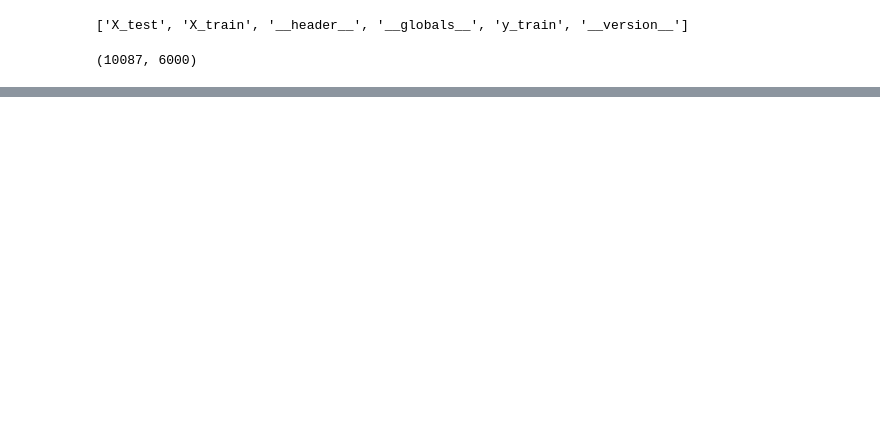
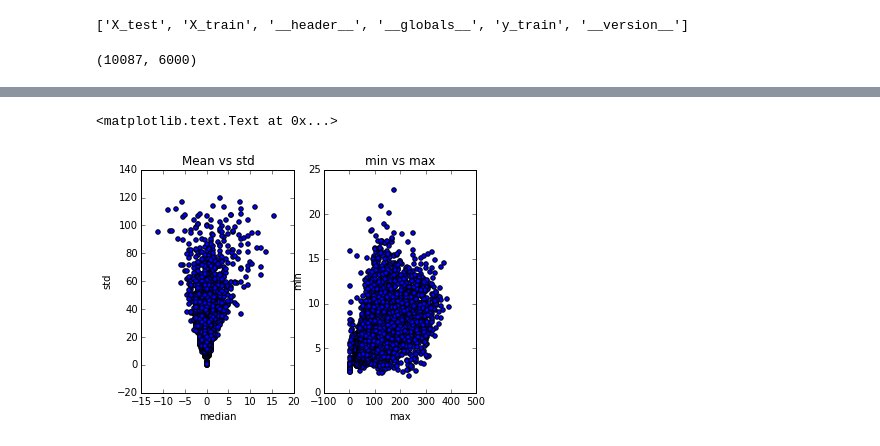
Before and after one commit to anthonyray/data-challenge, a Jupyter notebook: data_exploration/Data Exploration.ipynb, the cells around one changed output, grey strips where cells are left out. Drawn from its saved outputs; the diff is of its cells as text; code cells hidden in the pictures; blank space fills up the shorter version.

```diff
--- a/data_exploration/Data Exploration.ipynb
+++ b/data_exploration/Data Exploration.ipynb
@@ -29,2 +71,15 @@ XX_test = np.c_[np.median(X_test,axis=1),np.std(X_test, axis=1), np.max(X_test,a
+# %%
+fig,axes = plt.subplots(nrows=1, ncols=2)
+axes[0].scatter(XX_train[:,0],XX_train[:,1])
+axes[0].set_xlabel('median')
+axes[0].set_ylabel('std')
+axes[0].set_title('Mean vs std')
+axes[1].scatter(XX_train[:,2],XX_train[:,5])
+axes[1].set_xlabel('max')
+axes[1].set_ylabel('min')
+axes[1].set_title('min vs max')
+# %% [output]
+<matplotlib.text.Text at 0x...>
+[figure, added]
 # %%
 from sklearn.neighbors import KNeighborsClassifier
```
Also changed, not shown: parts of 14 cells of this notebook.
